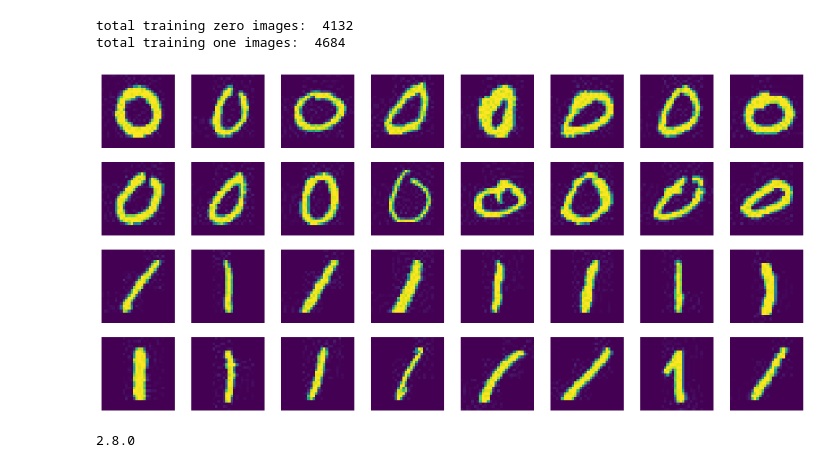
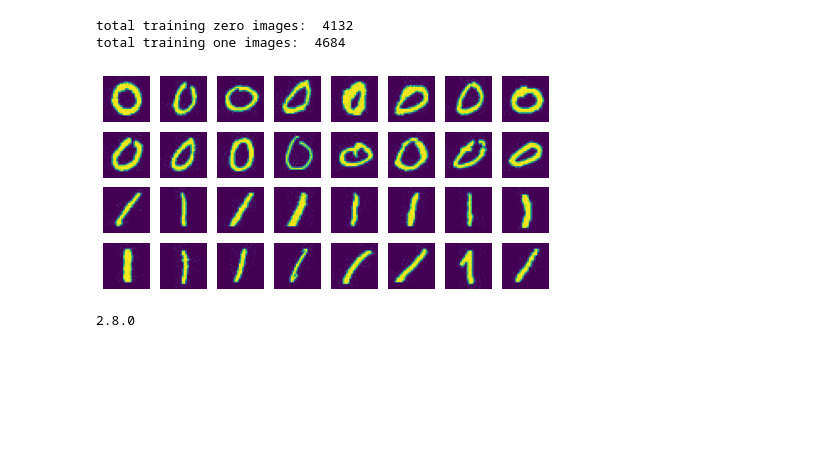
Before and after one commit to lamateos123/ml-classifier-no-common-sense, a Jupyter notebook: mnist101.ipynb, the cells around one changed output. Cells and saved outputs as stored; diff of their text form; code cells hidden in the pictures; blank space fills up the shorter version.

```diff
--- a/mnist101.ipynb
+++ b/mnist101.ipynb
@@ -25,33 +25,33 @@ total training one images:  4684
 # %%
 #
 # Visualize some of the training images
 #
 %matplotlib inline
 import matplotlib.pyplot as plt
 import matplotlib.image as mpimg
 
 nrows, ncols = 8,8
 pic_index = 0
 
 fig = plt.gcf()
-fig.set_size_inches(ncols*2, nrows*2)
+fig.set_size_inches(ncols*1, nrows*1)
 
 pic_index += 16
 next_zero_pix = [os.path.join(train_zero_dir, fname)
                 for fname in train_zero_names[pic_index-16:pic_index]]
 next_one_pix = [os.path.join(train_one_dir, fname)
                 for fname in train_one_names[pic_index-16:pic_index]]
 
 for i, img_path in enumerate(next_zero_pix + next_one_pix):
     sp = plt.subplot(nrows, ncols, i+1)
     sp.axis('off')
 
     img = mpimg.imread(img_path)
     plt.imshow(img)
 
 plt.show()
 # %% [output]
-[figure, old version]
+[figure, new version]
 # %%
 #
 # NN
```
Also changed, not shown: parts of 7 cells of this notebook.
